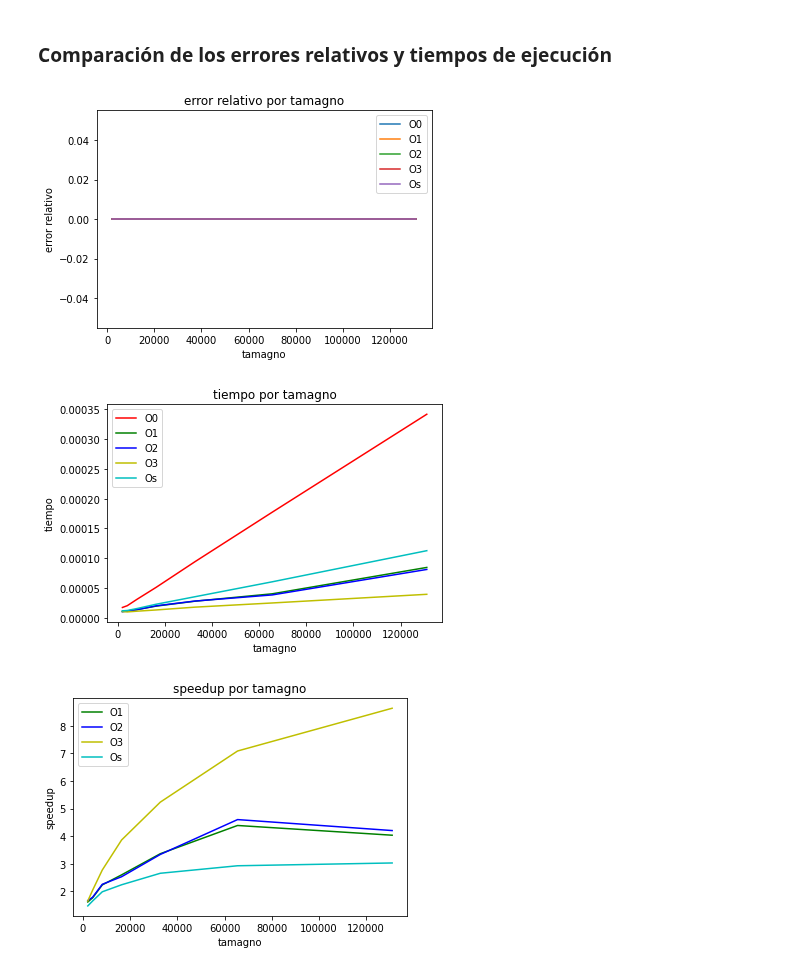
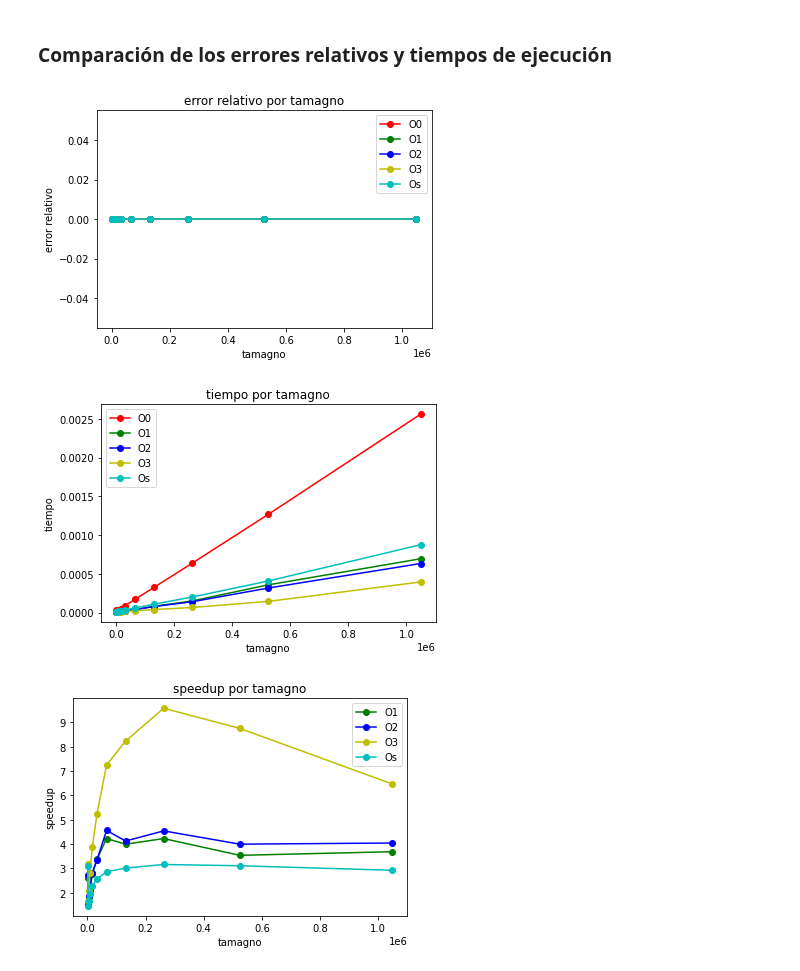
Before and after one commit to stefano-andre/sobre-python, a Jupyter notebook: gcc-optis.ipynb, the cells around one changed output. Saved outputs shown, nothing was run; the diff lists cells and outputs as text; code cells hidden in the pictures.

Commit message:
algunas pruebas adicionales para observar a partir de que tamagno el rendimiento decae

```diff
--- a/gcc-optis.ipynb
+++ b/gcc-optis.ipynb
@@ -135,12 +141,6 @@ def filtro_mediana(sign, ventana):
 # %%
-# modulo para graficar
-import matplotlib.pyplot as plt
-
-# modulo para medir el tiempo
-import time
-
 # tamagnos de los arreglos
-sizes = 2**numpy.arange(11,18)
+sizes = 2**numpy.arange(10,21)
 
 # errores de la suma de arreglos de floats
 eo0 = numpy.zeros((len(sizes),1),dtype=numpy.float64)
@@ -165,6 +165,6 @@ to3 = numpy.zeros((len(sizes),1),dtype=numpy.float64)
 tos = numpy.zeros((len(sizes),1),dtype=numpy.float64)
 
 # repeticiones
-veces = 100
+veces = 50
 # %%
 # mediciones de los errores relativos con cada optimización
@@ -222,18 +216,18 @@ for i, size in enumerate(sizes):
     eo3[i] = statistics.mean(e3i)
     eos[i] = statistics.mean(esi)
 # %%
-plt.plot(sizes, eo0, label='O0')
-plt.plot(sizes, eo1, label='O1')
-plt.plot(sizes, eo2, label='O2')
-plt.plot(sizes, eo3, label='O3')
-plt.plot(sizes, eos, label='Os')
+plt.plot(sizes, eo0, 'r-o', label='O0')
+plt.plot(sizes, eo1, 'g-o', label='O1')
+plt.plot(sizes, eo2, 'b-o', label='O2')
+plt.plot(sizes, eo3, 'y-o', label='O3')
+plt.plot(sizes, eos, 'c-o', label='Os')
 plt.title('error relativo por tamagno')
 plt.xlabel('tamagno')
 plt.ylabel('error relativo')
 plt.legend()
 plt.show()
 # %% [output]
-[figure, old version]
+[figure, new version]
 # %%
 # luego de comprobar que todas las funciones son precisas
 # se pueden realizar mediciones de tiempo para cada tamagno
@@ -289,30 +277,30 @@ for i, size in enumerate(sizes):
     to3[i] = statistics.mean(filtro_mediana(t3i,7))
     tos[i] = statistics.mean(filtro_mediana(tsi,7))
 # %%
-plt.plot(sizes, to0, 'r', label='O0')
-plt.plot(sizes, to1, 'g', label='O1')
-plt.plot(sizes, to2, 'b', label='O2')
-plt.plot(sizes, to3, 'y', label='O3')
-plt.plot(sizes, tos, 'c', label='Os')
+plt.plot(sizes, to0, 'r-o', label='O0')
+plt.plot(sizes, to1, 'g-o', label='O1')
+plt.plot(sizes, to2, 'b-o', label='O2')
+plt.plot(sizes, to3, 'y-o', label='O3')
+plt.plot(sizes, tos, 'c-o', label='Os')
 plt.title('tiempo por tamagno')
 plt.xlabel('tamagno')
 plt.ylabel('tiempo')
 plt.legend()
 plt.show()
 # %% [output]
-[figure, old version]
+[figure, new version]
 # %%
-plt.plot(sizes, to0/to1, 'g', label='O1')
-plt.plot(sizes, to0/to2, 'b', label='O2')
-plt.plot(sizes, to0/to3, 'y', label='O3')
-plt.plot(sizes, to0/tos, 'c', label='Os')
+plt.plot(sizes, to0/to1, 'g-o', label='O1')
+plt.plot(sizes, to0/to2, 'b-o', label='O2')
+plt.plot(sizes, to0/to3, 'y-o', label='O3')
+plt.plot(sizes, to0/tos, 'c-o', label='Os')
 plt.title('speedup por tamagno')
 plt.xlabel('tamagno')
 plt.ylabel('speedup')
 plt.legend()
 plt.show()
 # %% [output]
-[figure, old version]
+[figure, new version]
 # %%
 ! rm *.o
 ! rm *.so
```
Also changed, not shown: parts of 3 cells of this notebook.
